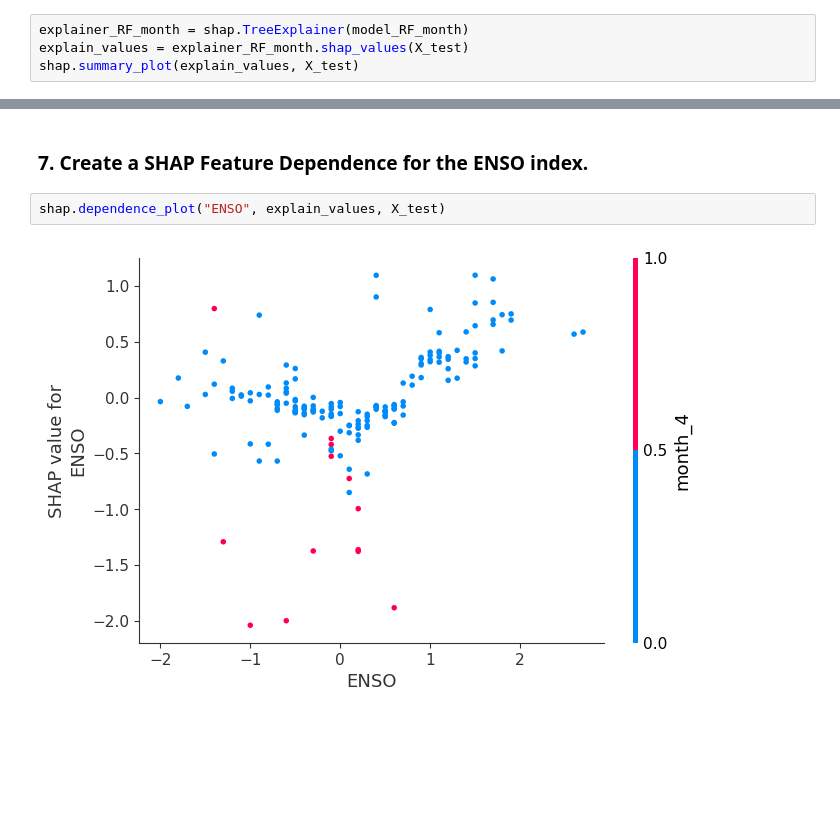
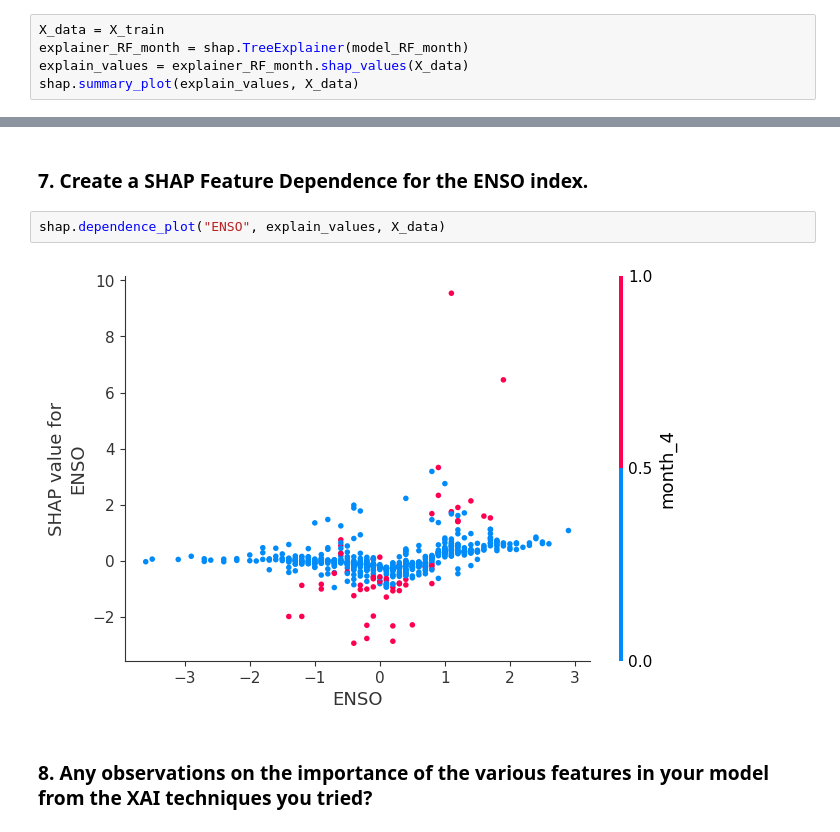
Before and after one commit to tangwhiap/ATMS-523-Module-6, a Jupyter notebook: HW6.ipynb, the cells around one changed output, grey strips where cells are left out. Saved outputs shown, nothing was run; the diff lists cells and outputs as text; blank space fills up the shorter version.

```diff
--- a/HW6.ipynb
+++ b/HW6.ipynb
@@ -187,7 +257,8 @@ ax.figure.tight_layout()
 # %% [markdown]
 ### 6. Create a SHAP Summary Plot showing feature importance and feature effects.
 # %%
+X_data = X_train
 explainer_RF_month = shap.TreeExplainer(model_RF_month)
-explain_values = explainer_RF_month.shap_values(X_test)
-shap.summary_plot(explain_values, X_test)
+explain_values = explainer_RF_month.shap_values(X_data)
+shap.summary_plot(explain_values, X_data)
 # %% [output]
@@ -195,6 +266,8 @@ shap.summary_plot(explain_values, X_test)
 # %% [markdown]
 ### 7. Create a SHAP Feature Dependence for the ENSO index.
 # %%
-shap.dependence_plot("ENSO", explain_values, X_test)
+shap.dependence_plot("ENSO", explain_values, X_data)
 # %% [output]
-[figure, old version]
+[figure, new version]
+# %% [markdown]
+### 8. Any observations on the importance of the various features in your model from the XAI techniques you tried?
```
Also changed, not shown: parts of 9 cells of this notebook.
